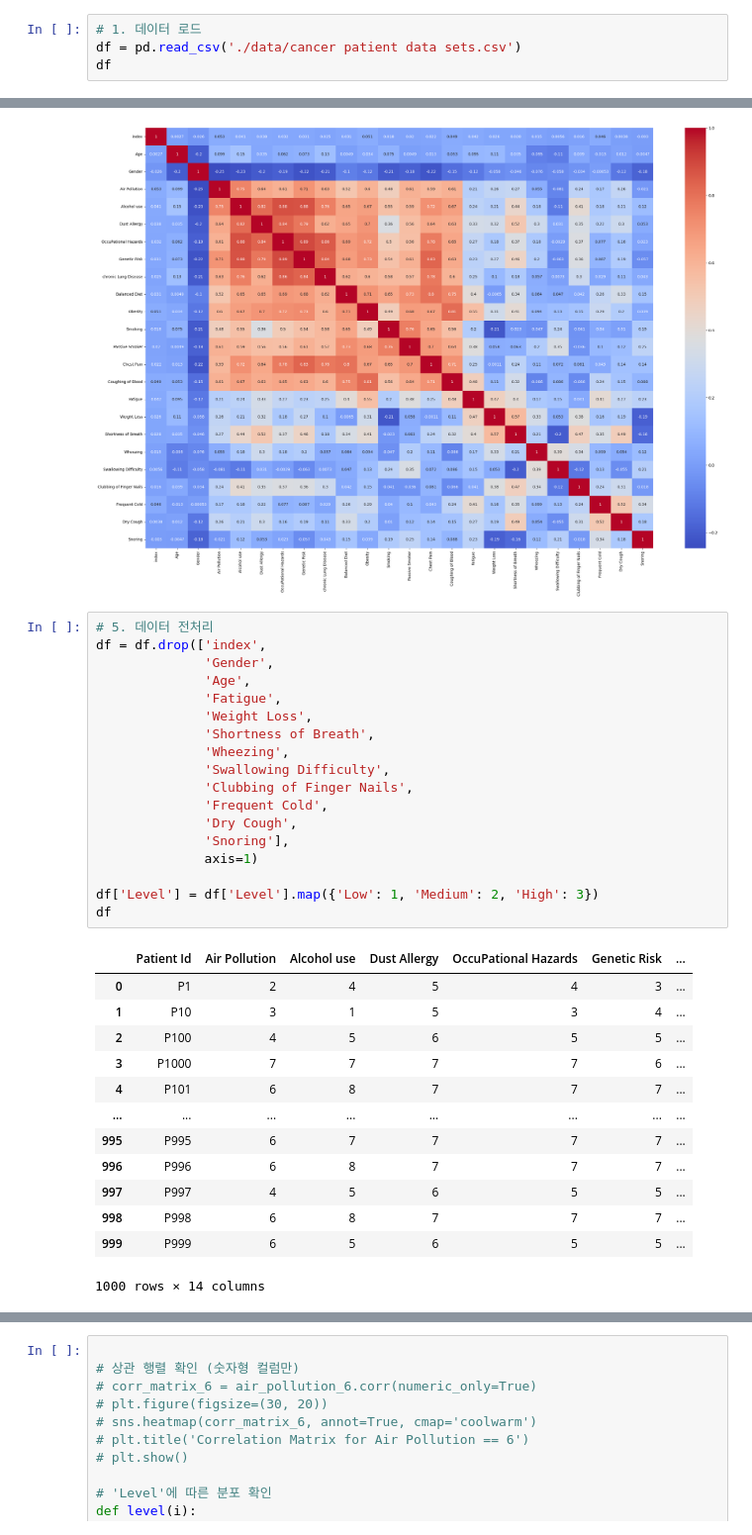
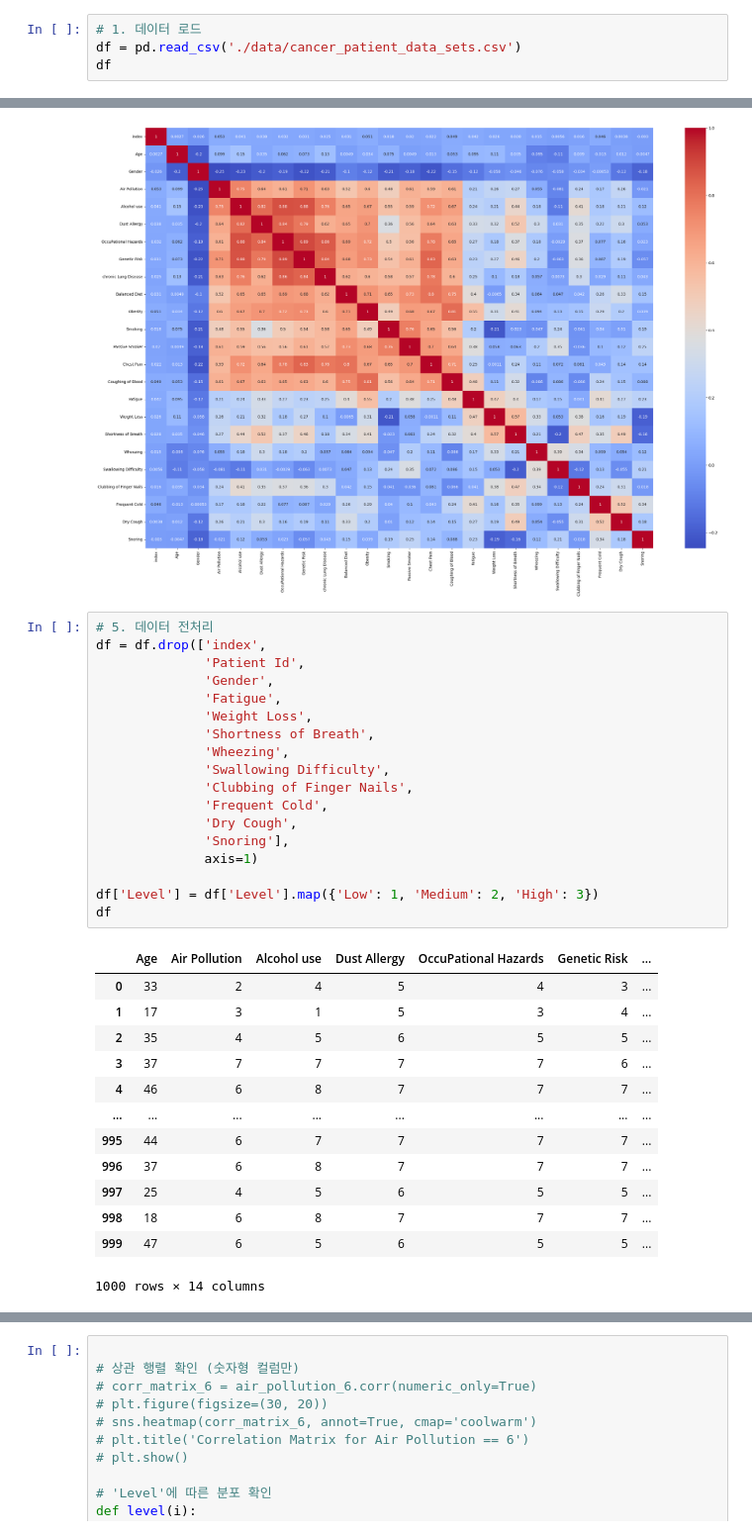
Before and after one commit to encore-SKN11/ML-3Team, a Jupyter notebook: eda_sjh.ipynb, the cells around one changed output, grey strips where cells are left out. Shown at 99% size. Cells and saved outputs as stored; diff of their text form.

```diff
--- a/eda_sjh.ipynb
+++ b/eda_sjh.ipynb
@@ -28,7 +28,7 @@ import matplotlib.pyplot as plt
 import seaborn as sns
 # %%
 # 1. 데이터 로드
-df = pd.read_csv('./data/cancer patient data sets.csv')
+df = pd.read_csv('./data/cancer_patient_data_sets.csv')
 df
 # %% [output]
 |  | index | Patient Id | Age | Gender | Air Pollution | Alcohol use | Dust Allergy | OccuPational Hazards | ... |
@@ -208,32 +203,32 @@ plt.show()
 # %%
 # 5. 데이터 전처리
 df = df.drop(['index',
+              'Patient Id',
               'Gender',
-              'Age',
               'Fatigue',
               'Weight Loss',
               'Shortness of Breath',
               'Wheezing',
               'Swallowing Difficulty',
               'Clubbing of Finger Nails',
               'Frequent Cold',
               'Dry Cough',
               'Snoring'],
               axis=1)
 
 df['Level'] = df['Level'].map({'Low': 1, 'Medium': 2, 'High': 3})
 df
 # %% [output]
-|  | Patient Id | Air Pollution | Alcohol use | Dust Allergy | OccuPational Hazards | Genetic Risk | ... |
-| 0 | P1 | 2 | 4 | 5 | 4 | 3 | ... |
-| 1 | P10 | 3 | 1 | 5 | 3 | 4 | ... |
-| 2 | P100 | 4 | 5 | 6 | 5 | 5 | ... |
-| 3 | P1000 | 7 | 7 | 7 | 7 | 6 | ... |
-| 4 | P101 | 6 | 8 | 7 | 7 | 7 | ... |
+|  | Age | Air Pollution | Alcohol use | Dust Allergy | OccuPational Hazards | Genetic Risk | ... |
+| 0 | 33 | 2 | 4 | 5 | 4 | 3 | ... |
+| 1 | 17 | 3 | 1 | 5 | 3 | 4 | ... |
+| 2 | 35 | 4 | 5 | 6 | 5 | 5 | ... |
+| 3 | 37 | 7 | 7 | 7 | 7 | 6 | ... |
+| 4 | 46 | 6 | 8 | 7 | 7 | 7 | ... |
 | ... | ... | ... | ... | ... | ... | ... | ... |
-| 995 | P995 | 6 | 7 | 7 | 7 | 7 | ... |
-| 996 | P996 | 6 | 8 | 7 | 7 | 7 | ... |
-| 997 | P997 | 4 | 5 | 6 | 5 | 5 | ... |
-| 998 | P998 | 6 | 8 | 7 | 7 | 7 | ... |
-| 999 | P999 | 6 | 5 | 6 | 5 | 5 | ... |
+| 995 | 44 | 6 | 7 | 7 | 7 | 7 | ... |
+| 996 | 37 | 6 | 8 | 7 | 7 | 7 | ... |
+| 997 | 25 | 4 | 5 | 6 | 5 | 5 | ... |
+| 998 | 18 | 6 | 8 | 7 | 7 | 7 | ... |
+| 999 | 47 | 6 | 5 | 6 | 5 | 5 | ... |
 1000 rows × 14 columns
```
Also changed, not shown: parts of 14 cells of this notebook, 1 other file.
